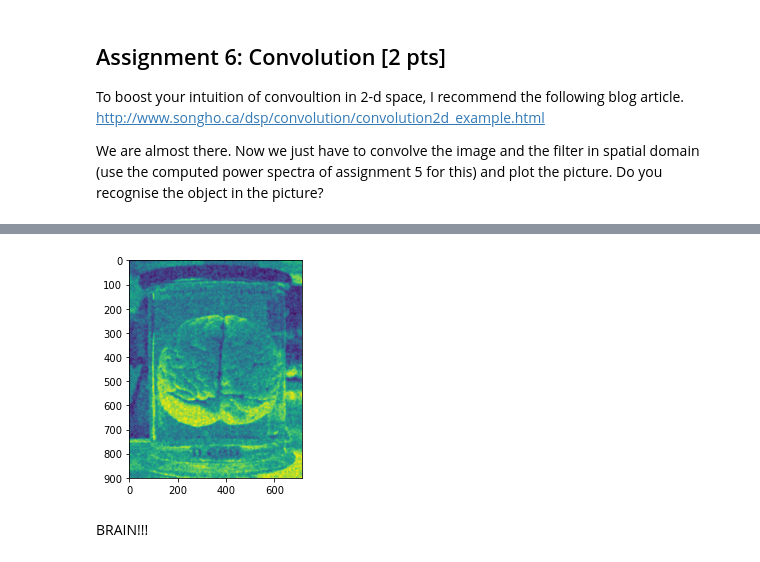
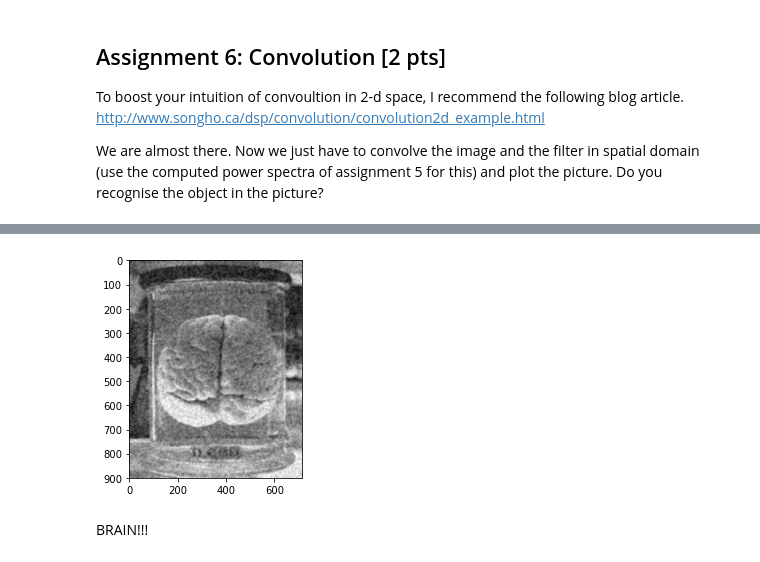
Before and after one commit to NBP-ACC/week-9-acc_7, a Jupyter notebook: sheet07.ipynb, the cells around one changed output, grey strips where cells are left out. Saved outputs shown, nothing was run; the diff lists cells and outputs as text; code cells hidden in the pictures.

```diff
--- a/sheet07.ipynb
+++ b/sheet07.ipynb
@@ -163,12 +175,12 @@ plt.imshow(convolve), cmap="gray")
 # %%
 from scipy.ndimage import gaussian_filter
 lp_filter = gaussian_filter(text , sigma=3)
 
 
 #plot the filter
-plt.imshow(lp_filter)
+plt.imshow(lp_filter, cmap= "gray")
 plt.show()
 # %% [output]
-[figure, old version]
+[figure, new version]
 # %% [markdown]
 BRAIN!!!
```
Also changed, not shown: parts of 7 cells of this notebook.
